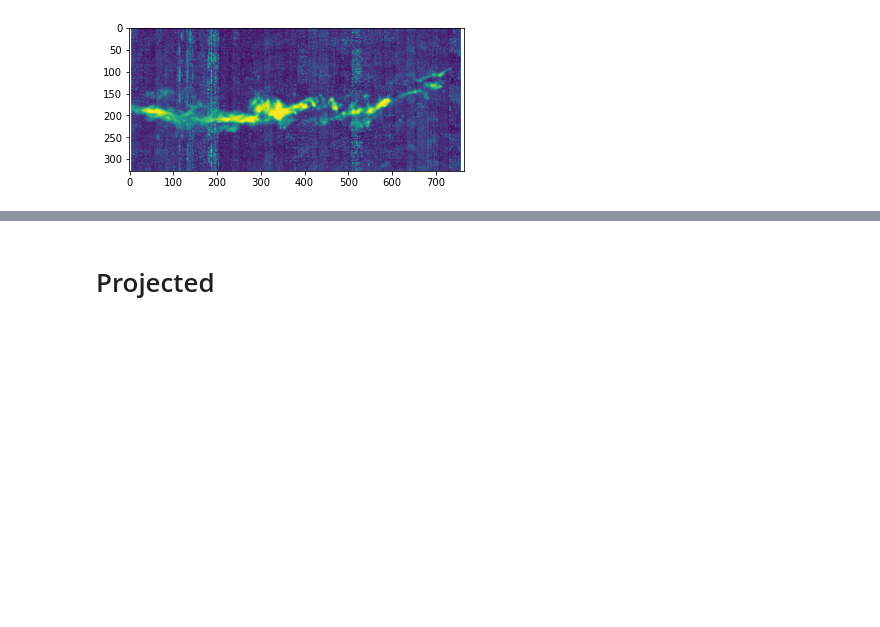
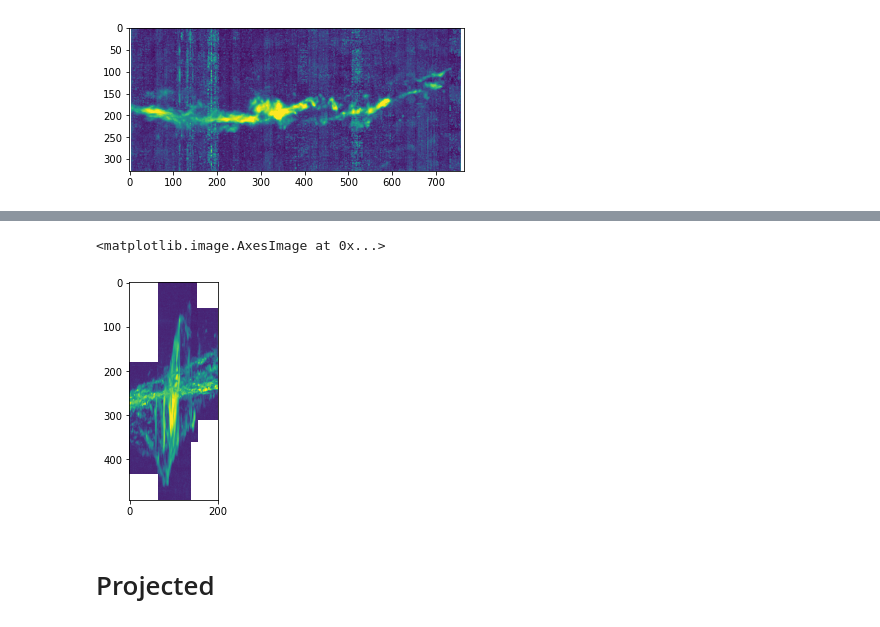
Before and after one commit to keflavich/CMZDataSetVisualizations, a Jupyter notebook: FullCMZVisualizations.ipynb, the cells around one changed output, grey strips where cells are left out. Cells and saved outputs as stored; diff of their text form; code cells hidden in the pictures; blank space fills up the shorter version.

```diff
--- a/FullCMZVisualizations.ipynb
+++ b/FullCMZVisualizations.ipynb
@@ -77,0 +80,6 @@ pl.imshow(lv_hnco_mx.value, norm=simple_norm(lv_hnco_mx.value, stretch='asinh',
+# %%
+if os.path.exists("DHT02_Center_interp.fits"):
+    cube_12co = SpectralCube.read('DHT02_Center_interp.fits', use_dask=True)
+else:
+    pass
+    # https://dataverse.harvard.edu/api/access/datafile/:persistentId?persistentId=doi:10.7910/DVN/7RMW6Q/CA0UPU
@@ -77,0 +93,2 @@ pl.imshow(lv_hnco_mx.value, norm=simple_norm(lv_hnco_mx.value, stretch='asinh',
+# %%
+lv_dameco_mx = cube_12co.max(axis=1)
@@ -78,3 +97,8 @@ pl.imshow(lv_hnco_mx.value, norm=simple_norm(lv_hnco_mx.value, stretch='asinh',
+# %%
+pl.imshow(lv_dameco_mx.value, norm=simple_norm(lv_dameco_mx.value, stretch='asinh', max_percent=99.5, min_percent=0.1))
+# %% [output]
+<matplotlib.image.AxesImage at 0x...>
+[figure, added]
 # %% [markdown]
 # Projected
 # %% [markdown]
```
Also changed, not shown: parts of 10 cells of this notebook.
